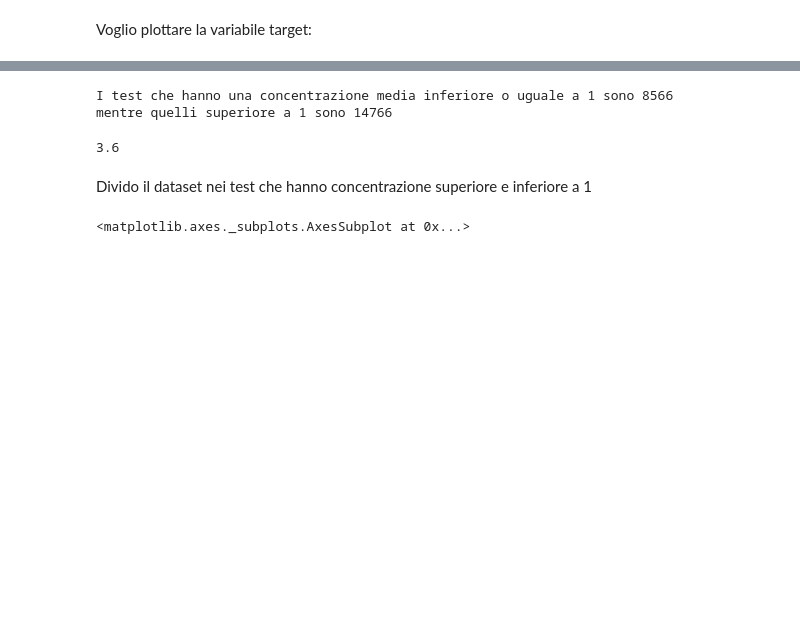
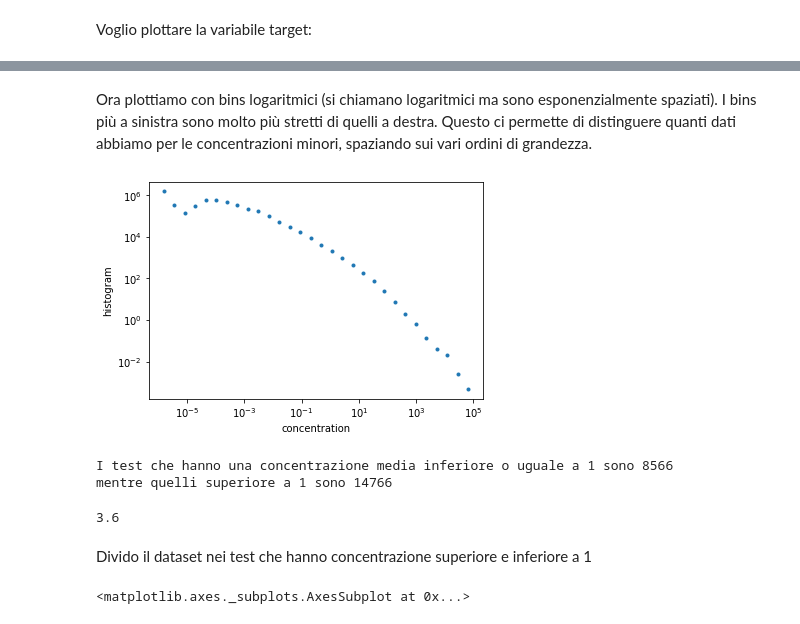
Before and after one commit to simonedambrosi/MLTOX-Simone, a Jupyter notebook: Script per tesi/1 analisi varie.ipynb, the cells around one changed output, grey strips where cells are left out. Cells and saved outputs as stored; diff of their text form; code cells hidden in the pictures; blank space fills up the shorter version.

```diff
--- a/Script per tesi/1 analisi varie.ipynb
+++ b/Script per tesi/1 analisi varie.ipynb
@@ -56,3 +94,16 @@ use_db['conc1_mean'].hist(bins = 100, log = True)
+# %% [markdown]
+Ora plottiamo con bins logaritmici (si chiamano logaritmici ma sono esponenzialmente spaziati). I bins più a sinistra sono molto più stretti di quelli a destra. Questo ci permette di distinguere quanti dati abbiamo per le concentrazioni minori, spaziando sui vari ordini di grandezza.
+# %%
+lb=logbinning(use_db['conc1_mean'], n=30)
+ax = plt.figure().add_subplot(1, 1, 1)
+ax.plot(lb[:,1],lb[:,2],'o',markersize=3)
+ax.set_ylabel('histogram')
+ax.set_xlabel('concentration')
+ax.set_yscale('log')
+ax.set_xscale('log')
+plt.show()
+# %% [output]
+[figure, added]
 # %%
 # concentrazioni inferiori e superiori a 1
 conc_inf1 = len(use_db[use_db['conc1_mean'] <=1])
```
Also changed, not shown: parts of 3 cells of this notebook.
